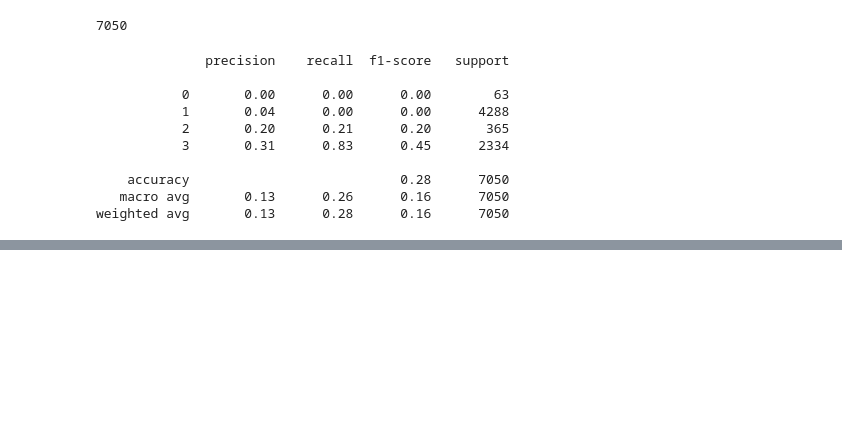
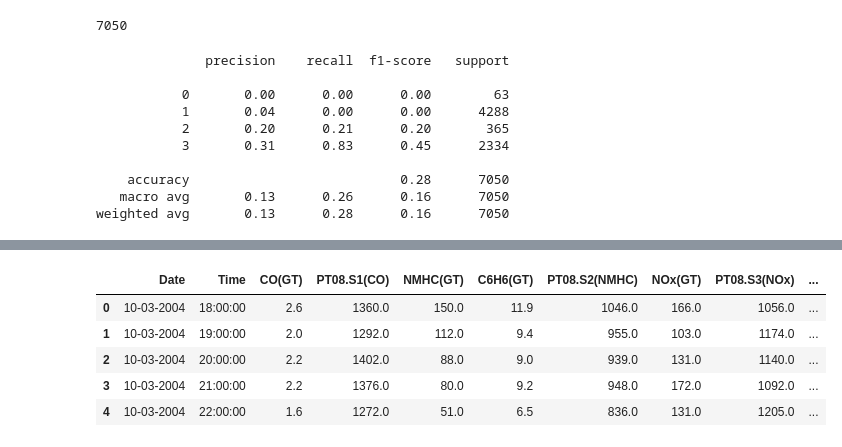
Before and after one commit to ShagunDwivedi/ML, a Jupyter notebook: mlp/mlp_assignment9.ipynb, the cells around one changed output, grey strips where cells are left out. Cells and saved outputs as stored; diff of their text form; code cells hidden in the pictures; blank space fills up the shorter version.

```diff
--- a/mlp/mlp_assignment9.ipynb
+++ b/mlp/mlp_assignment9.ipynb
@@ -120,0 +123,10 @@ weighted avg       0.13      0.28      0.16      7050
+# %%
+df = pd.read_csv('./data/AirQualityUCI.csv')
+df.head()
+# %% [output]
+|  | Date | Time | CO(GT) | PT08.S1(CO) | NMHC(GT) | C6H6(GT) | PT08.S2(NMHC) | NOx(GT) | PT08.S3(NOx) | ... |
+| 0 | 10-03-2004 | 18:00:00 | 2.6 | 1360.0 | 150.0 | 11.9 | 1046.0 | 166.0 | 1056.0 | ... |
+| 1 | 10-03-2004 | 19:00:00 | 2.0 | 1292.0 | 112.0 | 9.4 | 955.0 | 103.0 | 1174.0 | ... |
+| 2 | 10-03-2004 | 20:00:00 | 2.2 | 1402.0 | 88.0 | 9.0 | 939.0 | 131.0 | 1140.0 | ... |
+| 3 | 10-03-2004 | 21:00:00 | 2.2 | 1376.0 | 80.0 | 9.2 | 948.0 | 172.0 | 1092.0 | ... |
+| 4 | 10-03-2004 | 22:00:00 | 1.6 | 1272.0 | 51.0 | 6.5 | 836.0 | 131.0 | 1205.0 | ... |
```
Also changed, not shown: parts of 23 cells of this notebook.
